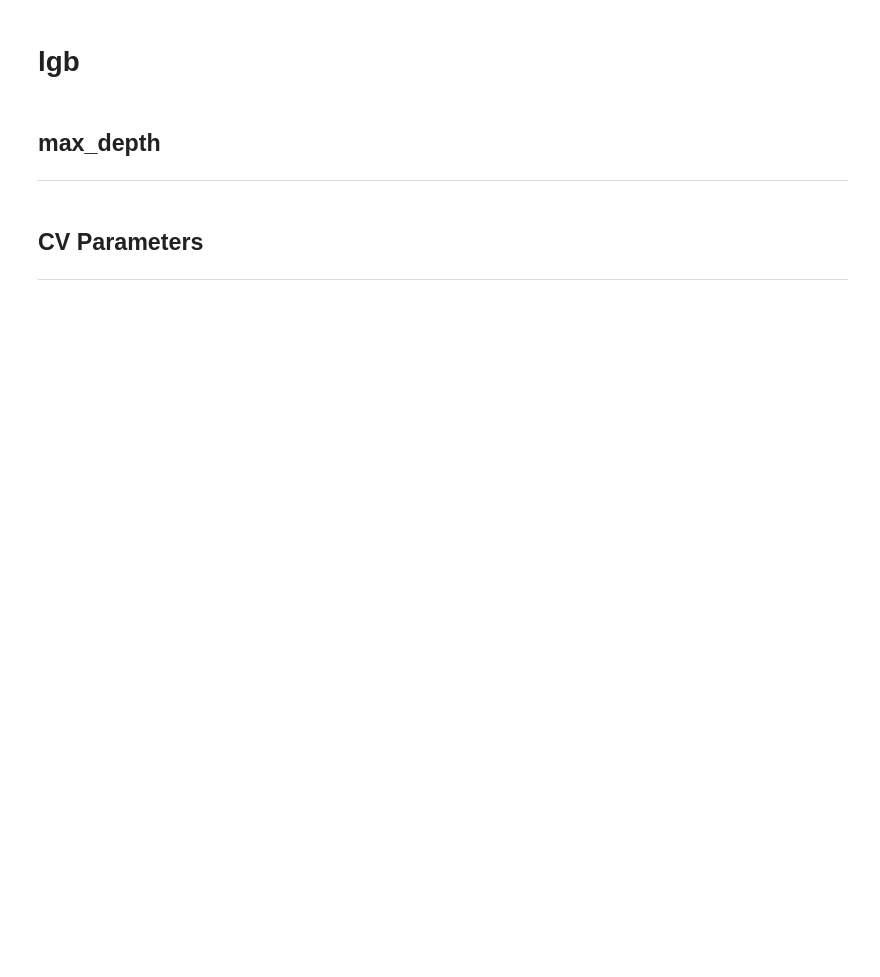
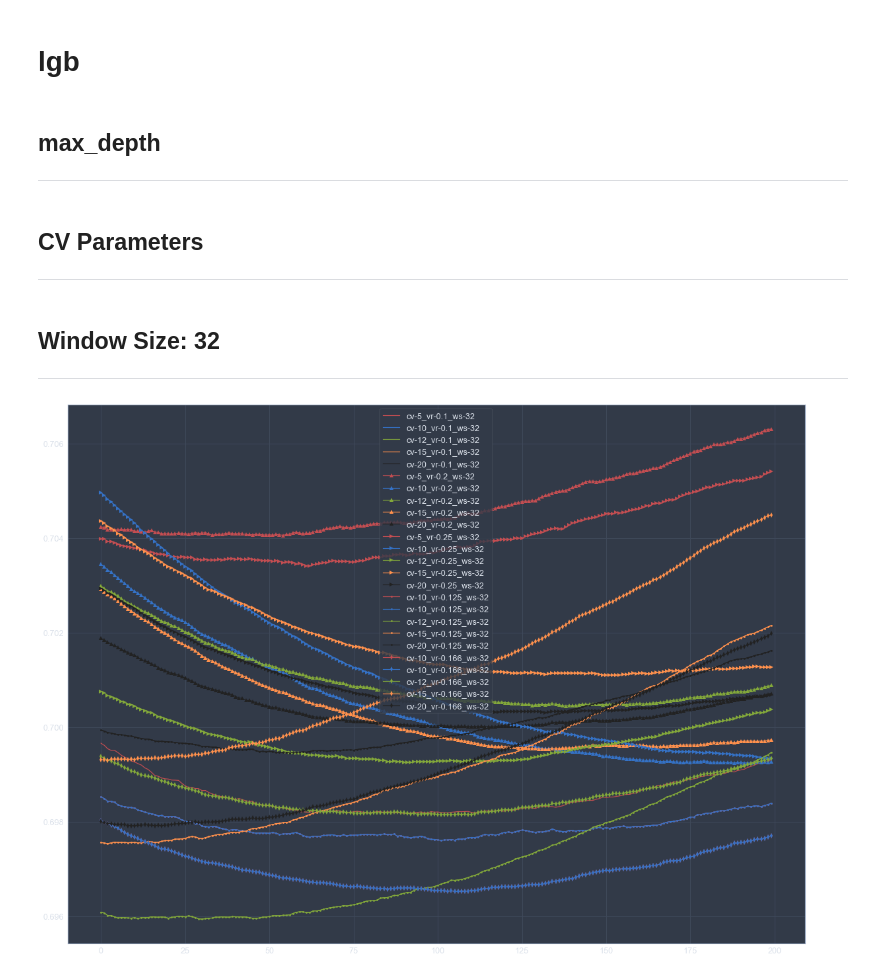
Before and after one commit to leiseraiesecqd/acgc, a Jupyter notebook: notebooks/analysis_num_boost_round_lgb-window.ipynb, the cells around one changed output. Drawn from its saved outputs; the diff is of its cells as text; code cells hidden in the pictures; blank space fills up the shorter version.

Commit message:
Grid search parameters of LGB forward window postscale

```diff
--- a/notebooks/analysis_num_boost_round_lgb-window.ipynb
+++ b/notebooks/analysis_num_boost_round_lgb-window.ipynb
@@ -278,0 +281,70 @@ plt.show()
+# %% [markdown]
+## Window Size: 32
+***
+# %%
+
+
+fig=plt.figure()
+ax=fig.add_subplot(1,1,1)
+
+delta = 0
+
+i = 0 + delta
+ax.plot(data[i]['valid_loss'], color=color[0], label=label[i])
+i = 1 + delta
+ax.plot(data[i]['valid_loss'], color=color[1], label=label[i])
+i = 2 + delta
+ax.plot(data[i]['valid_loss'], color=color[2], label=label[i])
+i = 3 + delta
+ax.plot(data[i]['valid_loss'], color=color[3], label=label[i])
+i = 4 + delta
+ax.plot(data[i]['valid_loss'], color=color[4], label=label[i])
+i = 5 + delta
+ax.plot(data[i]['valid_loss'], color=color[0], label=label[i], marker='^')
+i = 6 + delta
+ax.plot(data[i]['valid_loss'], color=color[1], label=label[i], marker='^')
+i = 7 + delta
+ax.plot(data[i]['valid_loss'], color=color[2], label=label[i], marker='^')
+i = 8 + delta
+ax.plot(data[i]['valid_loss'], color=color[3], label=label[i], marker='^')
+i = 9 + delta
+ax.plot(data[i]['valid_loss'], color=color[4], label=label[i], marker='^')
+i = 10 + delta
+ax.plot(data[i]['valid_loss'], color=color[0], label=label[i], marker='>')
+i = 11 + delta
+ax.plot(data[i]['valid_loss'], color=color[1], label=label[i], marker='>')
+i = 12 + delta
+ax.plot(data[i]['valid_loss'], color=color[2], label=label[i], marker='>')
+i = 13 + delta
+ax.plot(data[i]['valid_loss'], color=color[3], label=label[i], marker='>')
+i = 14 + delta
+ax.plot(data[i]['valid_loss'], color=color[4], label=label[i], marker='>')
+i = 15 + delta
+ax.plot(data[i]['valid_loss'], color=color[0], label=label[i], marker='.')
+i = 16 + delta
+ax.plot(data[i]['valid_loss'], color=color[1], label=label[i], marker='.')
+i = 17 + delta
+ax.plot(data[i]['valid_loss'], color=color[2], label=label[i], marker='.')
+i = 18 + delta
+ax.plot(data[i]['valid_loss'], color=color[3], label=label[i], marker='.')
+i = 19 + delta
+ax.plot(data[i]['valid_loss'], color=color[4], label=label[i], marker='.')
+i = 20 + delta
+ax.plot(data[i]['valid_loss'], color=color[0], label=label[i], marker='d')
+i = 21 + delta
+ax.plot(data[i]['valid_loss'], color=color[1], label=label[i], marker='d')
+i = 22 + delta
+ax.plot(data[i]['valid_loss'], color=color[2], label=label[i], marker='d')
+i = 23 + delta
+ax.plot(data[i]['valid_loss'], color=color[3], label=label[i], marker='d')
+i = 24 + delta
+ax.plot(data[i]['valid_loss'], color=color[4], label=label[i], marker='d')
+
+ax.legend(loc='best')
+# plt.ylim(0.691, 0.698)
+# plt.xlim(0, 125)
+fig.set_figheight(15)
+fig.set_figwidth(20)
+plt.show()
+# %% [output]
+[figure, added]
```
Also changed, not shown: parts of 14 cells of this notebook, 1 other file.
